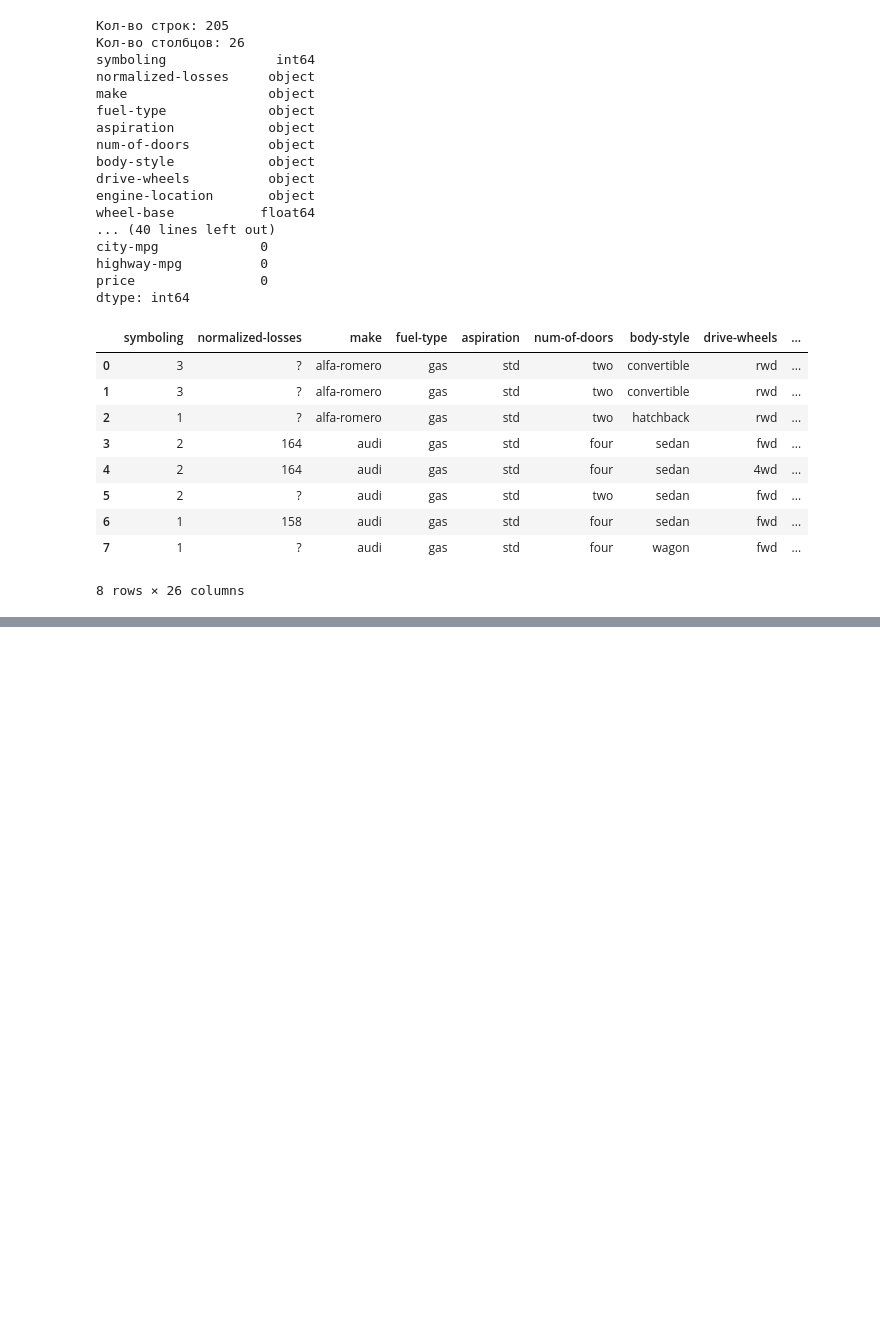
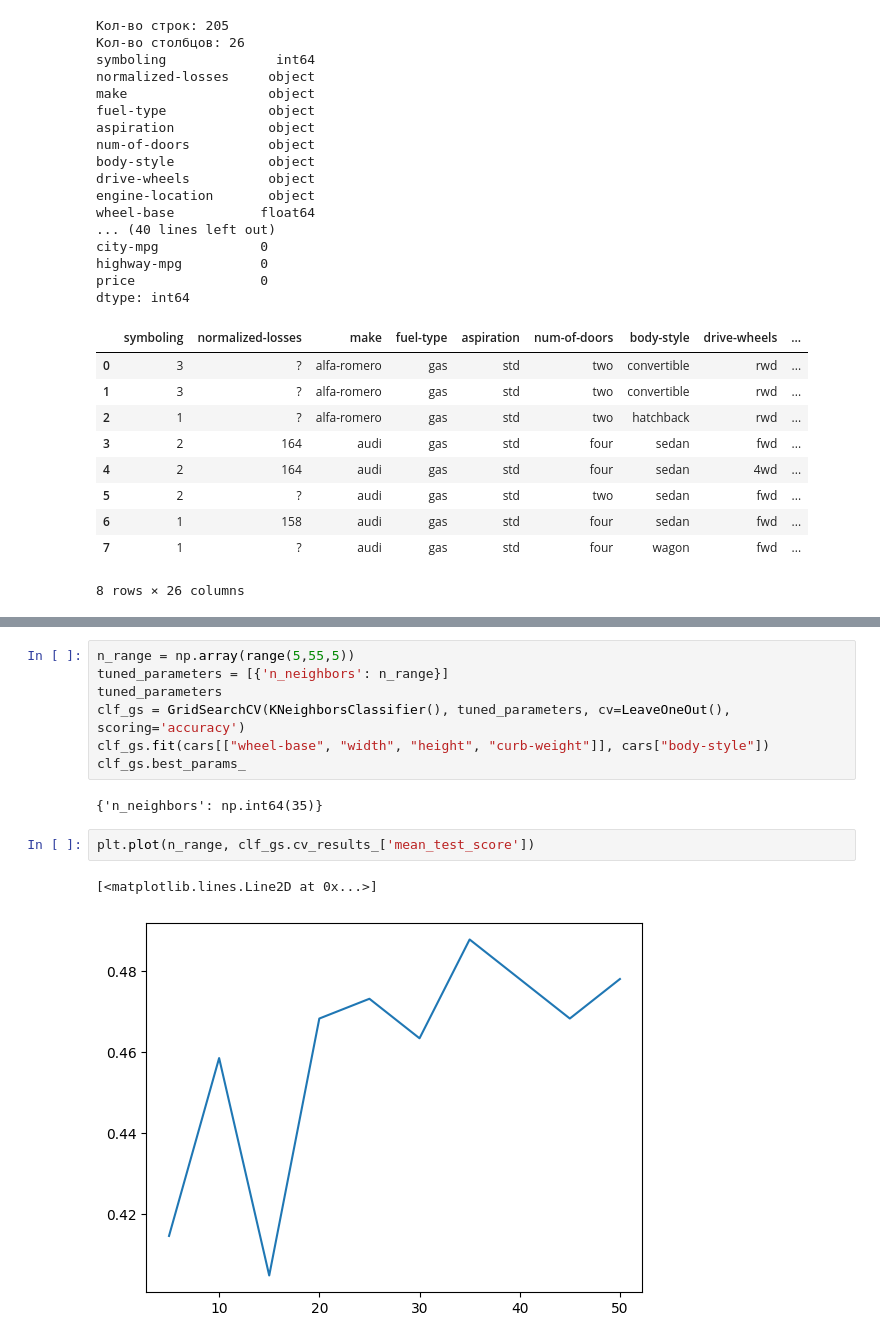
Before and after one commit to HlupHlyp/MLtech, a Jupyter notebook: lab3.ipynb, the cells around one changed output, grey strips where cells are left out. Cells and saved outputs as stored; diff of their text form; blank space fills up the shorter version.

```diff
--- a/lab3.ipynb
+++ b/lab3.ipynb
@@ -86,0 +154,14 @@ encode(cars, "aspiration")
+# %%
+n_range = np.array(range(5,55,5))
+tuned_parameters = [{'n_neighbors': n_range}]
+tuned_parameters
+clf_gs = GridSearchCV(KNeighborsClassifier(), tuned_parameters, cv=LeaveOneOut(), scoring='accuracy')
+clf_gs.fit(cars[["wheel-base", "width", "height", "curb-weight"]], cars["body-style"])
+clf_gs.best_params_
+# %% [output]
+{'n_neighbors': np.int64(35)}
+# %%
+plt.plot(n_range, clf_gs.cv_results_['mean_test_score'])
+# %% [output]
+[<matplotlib.lines.Line2D at 0x...>]
+[figure, added]
```
Also changed, not shown: parts of 8 cells of this notebook.
